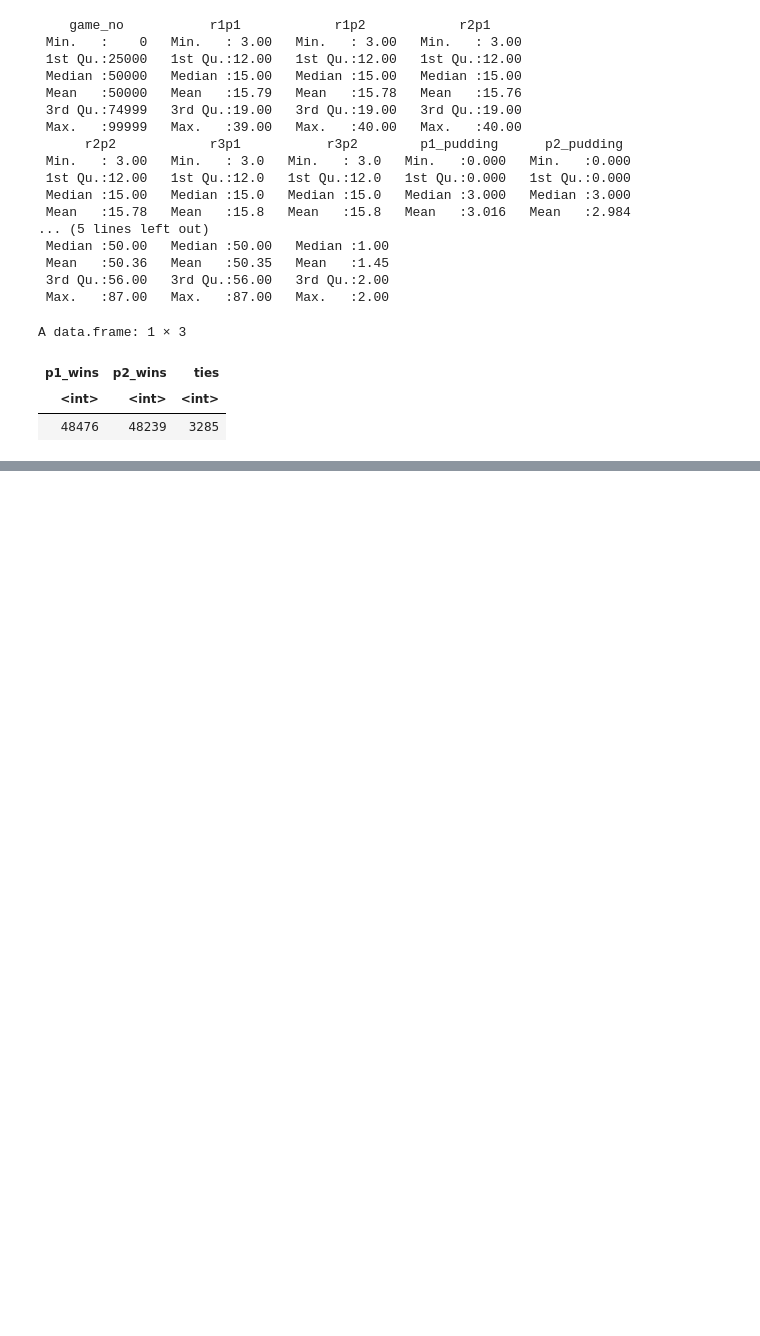
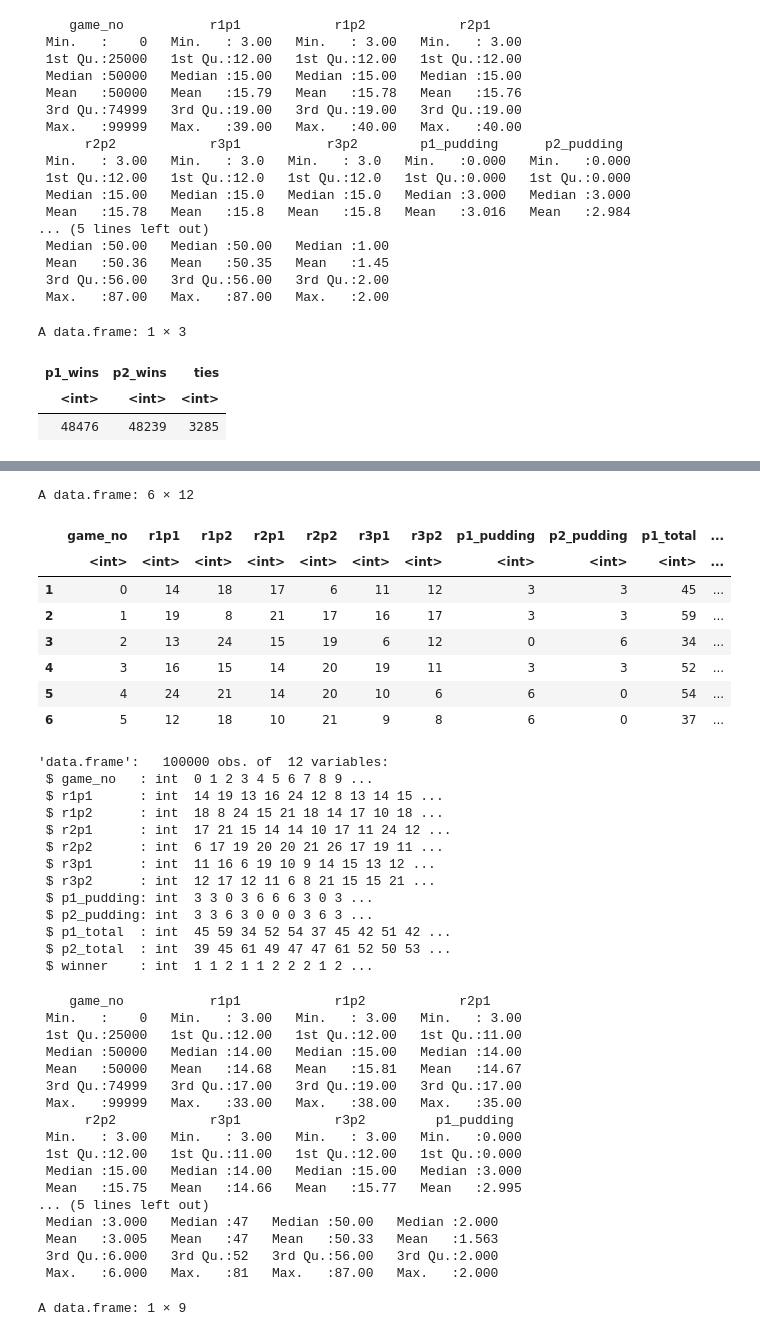
Before and after one commit to kgalloway2/VSC-Code, a Jupyter notebook: python stuff/Sushi Go Analysis.ipynb, the cells around one changed output, grey strips where cells are left out. Drawn from its saved outputs; the diff is of its cells as text; code cells hidden in the pictures; blank space fills up the shorter version.

Commit message:
worked on sushi go some

```diff
--- a/python stuff/Sushi Go Analysis.ipynb
+++ b/python stuff/Sushi Go Analysis.ipynb
@@ -264,3 +264,65 @@ A data.frame: 1 × 9
 | p1_wins | p2_wins | ties | r1p1_mean_score | r2p1_mean_score | r3p1_mean_score | r1p2_mean_score | r2p2_mean_score | ... |
 | <int> | <int> | <int> | <dbl> | <dbl> | <dbl> | <dbl> | <dbl> | ... |
 | 56452 | 40404 | 3144 | 16.62705 | 16.63557 | 16.61087 | 15.79518 | 15.76753 | ... |
+# %%
+# player one picks with priority list:
+# squid, salmon, egg, dumpling, tempura, pudding,
+# wasabi, maki3, maki2, maki1, sashimi, chopstick
+games_df = read.csv("sushigo2playerstrat3.csv")
+head(games_df)
+str(games_df)
+summary(games_df)
+
+num_wins <- games_df %>%
+    summarize(p1_wins = sum(winner == 1),
+             p2_wins = sum(winner == 2),
+             ties = sum(winner == 0),
+             r1p1_mean_score = mean(r1p1),
+             r2p1_mean_score = mean(r2p1),
+             r3p1_mean_score = mean(r3p1),
+             r1p2_mean_score = mean(r1p2),
+             r2p2_mean_score = mean(r2p2),
+             r3p2_mean_score = mean(r3p2))
+
+num_wins
+# %% [output]
+A data.frame: 6 × 12
+|  | game_no | r1p1 | r1p2 | r2p1 | r2p2 | r3p1 | r3p2 | p1_pudding | p2_pudding | p1_total | ... |
+|  | <int> | <int> | <int> | <int> | <int> | <int> | <int> | <int> | <int> | <int> | ... |
+| 1 | 0 | 14 | 18 | 17 | 6 | 11 | 12 | 3 | 3 | 45 | ... |
+| 2 | 1 | 19 | 8 | 21 | 17 | 16 | 17 | 3 | 3 | 59 | ... |
+| 3 | 2 | 13 | 24 | 15 | 19 | 6 | 12 | 0 | 6 | 34 | ... |
+| 4 | 3 | 16 | 15 | 14 | 20 | 19 | 11 | 3 | 3 | 52 | ... |
+| 5 | 4 | 24 | 21 | 14 | 20 | 10 | 6 | 6 | 0 | 54 | ... |
+| 6 | 5 | 12 | 18 | 10 | 21 | 9 | 8 | 6 | 0 | 37 | ... |
+'data.frame':   100000 obs. of  12 variables:
+ $ game_no   : int  0 1 2 3 4 5 6 7 8 9 ...
+ $ r1p1      : int  14 19 13 16 24 12 8 13 14 15 ...
+ $ r1p2      : int  18 8 24 15 21 18 14 17 10 18 ...
+ $ r2p1      : int  17 21 15 14 14 10 17 11 24 12 ...
+ $ r2p2      : int  6 17 19 20 20 21 26 17 19 11 ...
+ $ r3p1      : int  11 16 6 19 10 9 14 15 13 12 ...
+ $ r3p2      : int  12 17 12 11 6 8 21 15 15 21 ...
+ $ p1_pudding: int  3 3 0 3 6 6 6 3 0 3 ...
+ $ p2_pudding: int  3 3 6 3 0 0 0 3 6 3 ...
+ $ p1_total  : int  45 59 34 52 54 37 45 42 51 42 ...
+ $ p2_total  : int  39 45 61 49 47 47 61 52 50 53 ...
+ $ winner    : int  1 1 2 1 1 2 2 2 1 2 ...
+    game_no           r1p1            r1p2            r2p1
+ Min.   :    0   Min.   : 3.00   Min.   : 3.00   Min.   : 3.00
+ 1st Qu.:25000   1st Qu.:12.00   1st Qu.:12.00   1st Qu.:11.00
+ Median :50000   Median :14.00   Median :15.00   Median :14.00
+ Mean   :50000   Mean   :14.68   Mean   :15.81   Mean   :14.67
+ 3rd Qu.:74999   3rd Qu.:17.00   3rd Qu.:19.00   3rd Qu.:17.00
+ Max.   :99999   Max.   :33.00   Max.   :38.00   Max.   :35.00
+      r2p2            r3p1            r3p2         p1_pudding
+ Min.   : 3.00   Min.   : 3.00   Min.   : 3.00   Min.   :0.000
+ 1st Qu.:12.00   1st Qu.:11.00   1st Qu.:12.00   1st Qu.:0.000
+ Median :15.00   Median :14.00   Median :15.00   Median :3.000
+ Mean   :15.75   Mean   :14.66   Mean   :15.77   Mean   :2.995
+... (5 lines left out)
+ Median :3.000   Median :47   Median :50.00   Median :2.000
+ Mean   :3.005   Mean   :47   Mean   :50.33   Mean   :1.563
+ 3rd Qu.:6.000   3rd Qu.:52   3rd Qu.:56.00   3rd Qu.:2.000
+ Max.   :6.000   Max.   :81   Max.   :87.00   Max.   :2.000
+A data.frame: 1 × 9
```
Also changed, not shown: parts of 5 cells of this notebook, 9 other files.
